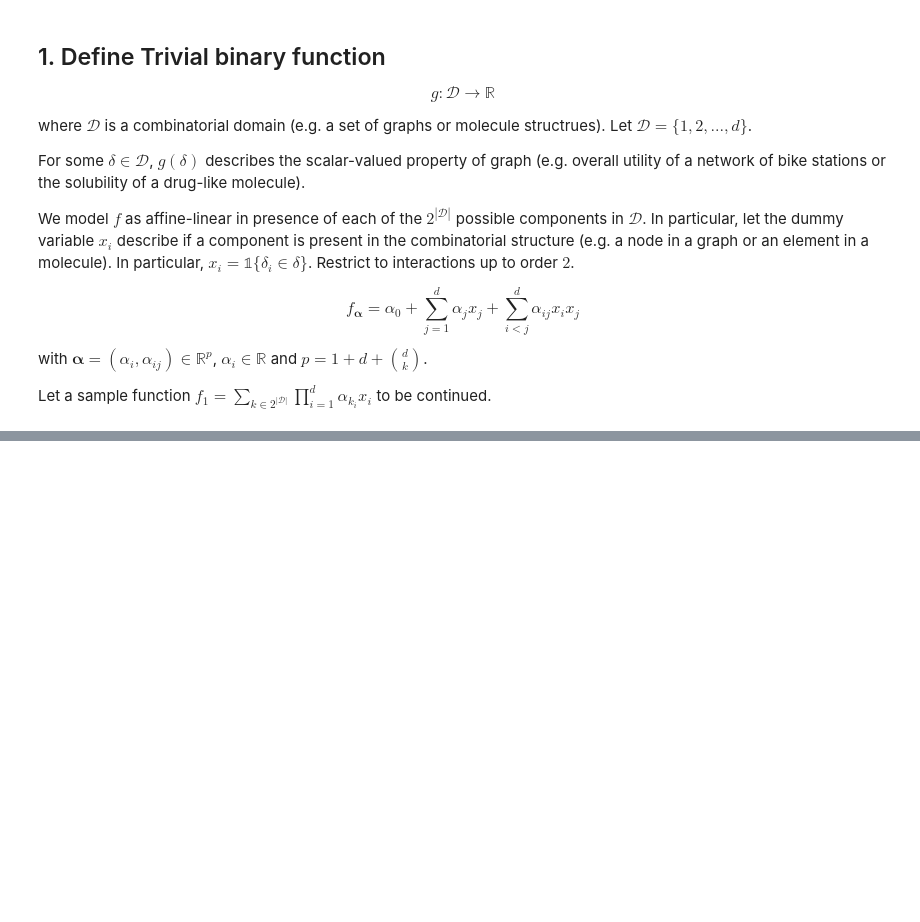
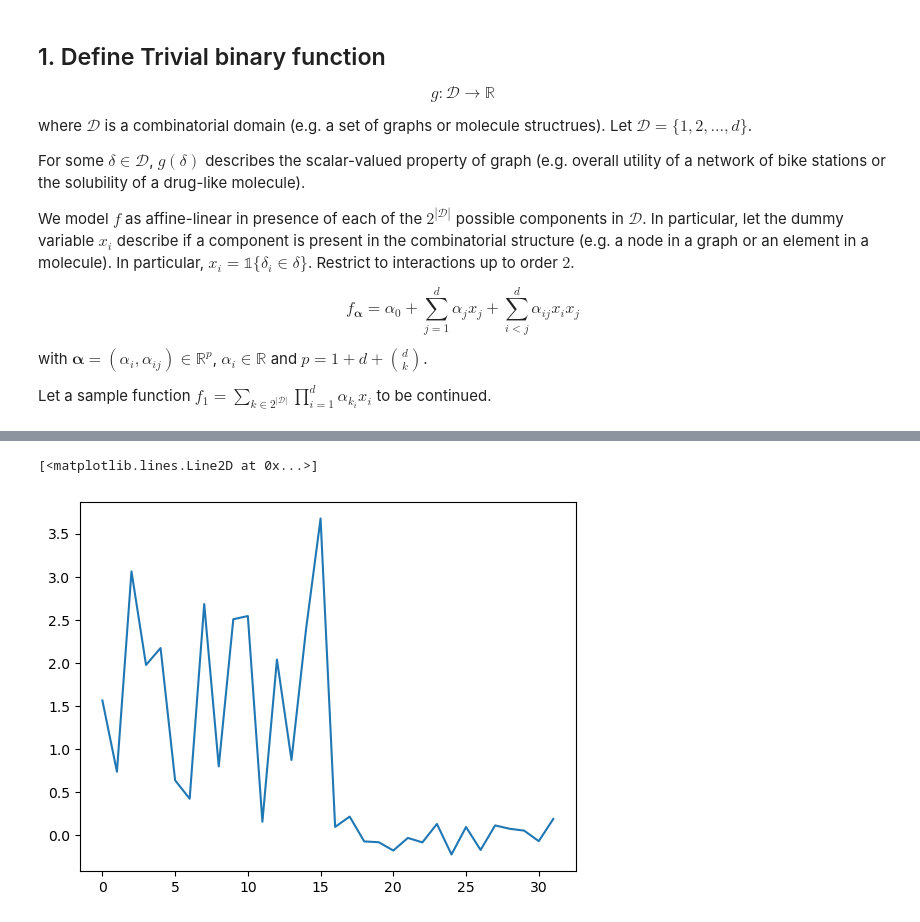
Before and after one commit to 7shoe/Combinatorial_BO, a Jupyter notebook: BOCS (2018) - Intro Script - Bayesian Optimization of Combinatorial Structures.ipynb, the cells around one changed output, grey strips where cells are left out. Cells and saved outputs as stored; diff of their text form; code cells hidden in the pictures; blank space fills up the shorter version.

Commit message:
added groundtruth

```diff
--- a/BOCS (2018) - Intro Script - Bayesian Optimization of Combinatorial Structures.ipynb
+++ b/BOCS (2018) - Intro Script - Bayesian Optimization of Combinatorial Structures.ipynb
@@ -26,3 +28,10 @@ np.random.seed(3567)
 
 # X, y
 X = np.random.binomial(n=1, p=0.2, size=n*(d+1)).reshape((n,d+1))
+
+# a : groundtruth coefficients
+a = np.random.normal(size=2**(d), loc=0, scale=2)
+a[1+d+math.comb(d,2):] *= 0.1
+a[:1+d+math.comb(d,2)] = abs(a[:1+d+math.comb(d,2)])
+
+a
@@ -47,0 +49,5 @@ array([[1, 0, 0, 0, 0, 1],
+# %%
+plt.plot(a)
+# %% [output]
+[<matplotlib.lines.Line2D at 0x...>]
+[figure, added]
```
Also changed, not shown: parts of 4 cells of this notebook.
